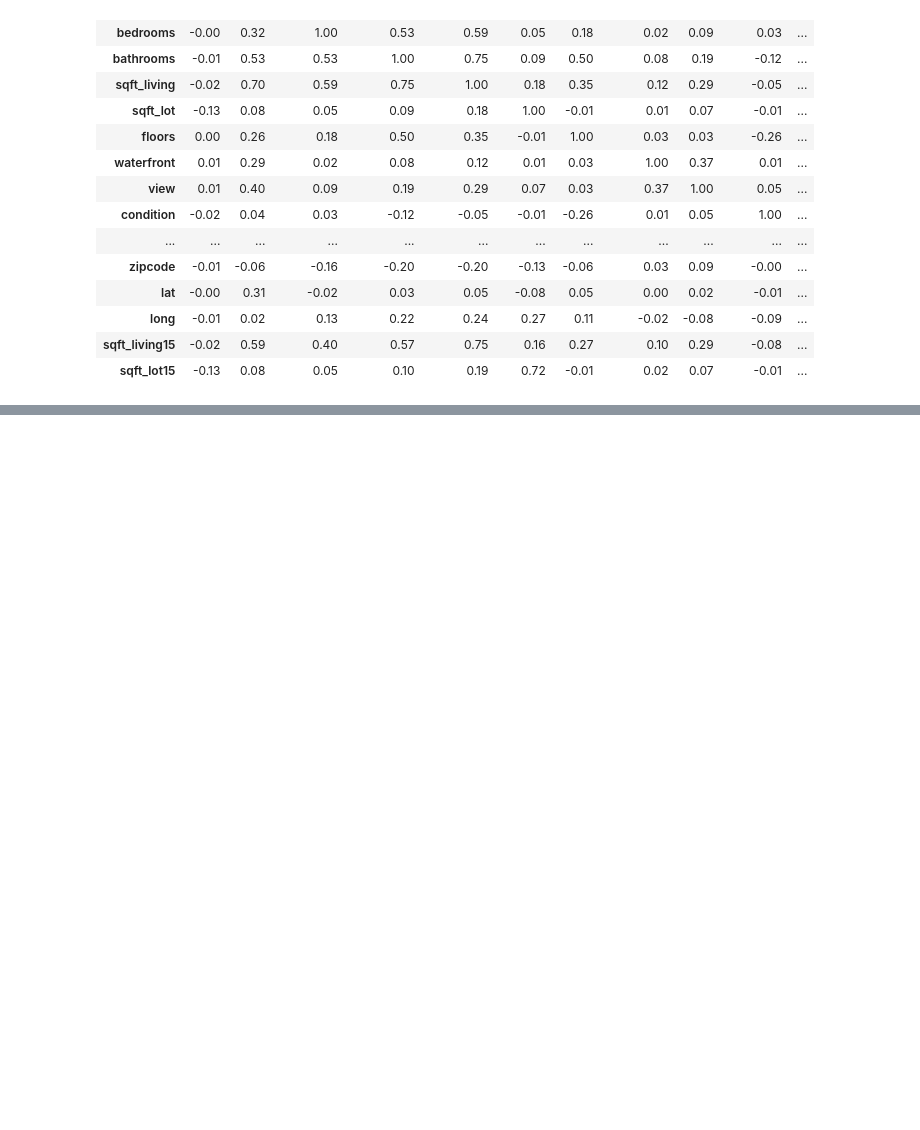
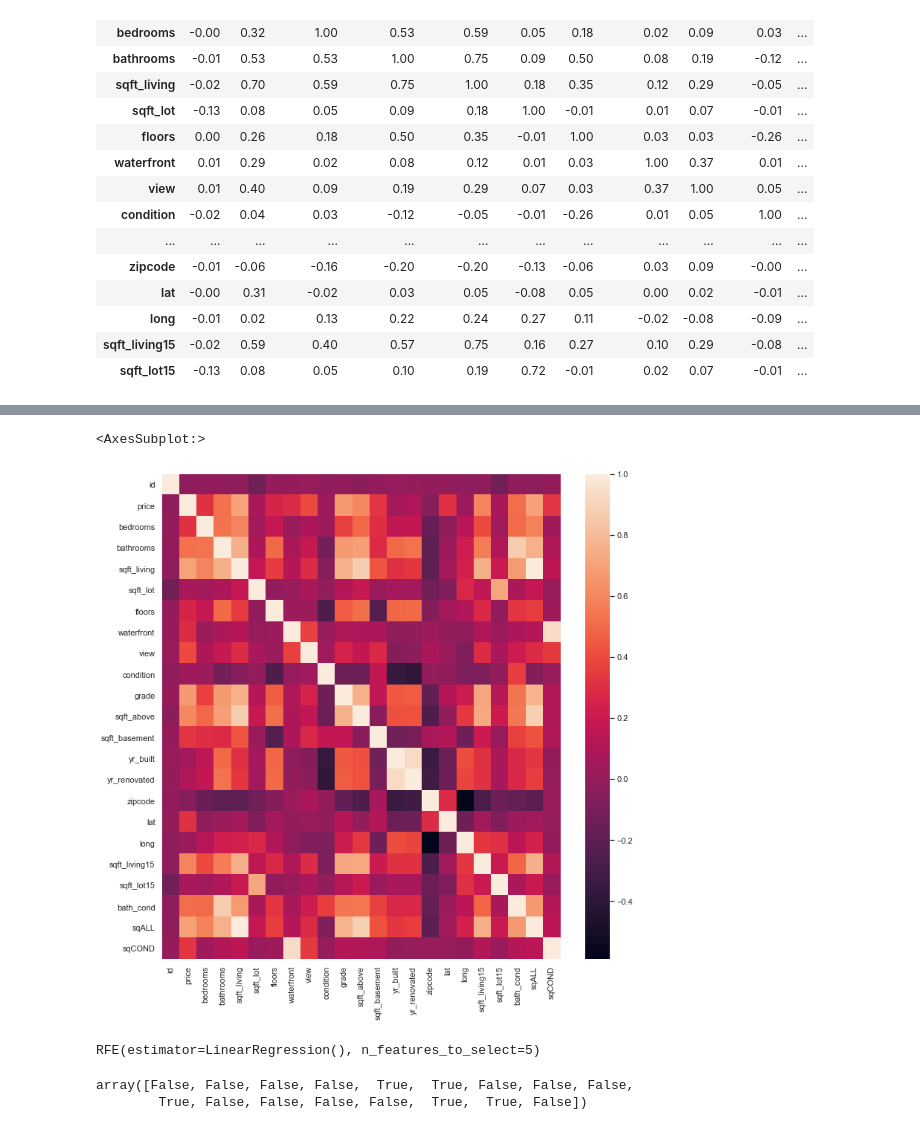
Before and after one commit to learn-co-curriculum/dsc-phase-2-project, a Jupyter notebook: student.ipynb, the cells around one changed output, grey strips where cells are left out. Cells and saved outputs as stored; diff of their text form; code cells hidden in the pictures; blank space fills up the shorter version.

```diff
--- a/student.ipynb
+++ b/student.ipynb
@@ -463,0 +471,11 @@ Name: price, dtype: float64
+# %%
+#assume NAN basement to be 0 sqft
+df_clean_city["sqft_basement"]=df_clean_city["sqft_basement"].fillna(0)
+# %%
+sns.set(rc={'figure.figsize':(12, 12)})
+sns.heatmap(df_clean_city.corr())
+
+#definetly some multi colinearlity going on here so we will need to explore this fact more later
+# %% [output]
+<AxesSubplot:>
+[figure, added]
@@ -463,0 +488,9 @@ Name: price, dtype: float64
+# %%
+select.fit(X=df_scaled_initial, y=df_clean_city['price'])
+# %% [output]
+RFE(estimator=LinearRegression(), n_features_to_select=5)
+# %%
+select.support_
+# %% [output]
+array([False, False, False, False,  True,  True, False, False, False,
+        True, False, False, False, False,  True,  True, False])
```
Also changed, not shown: parts of 56 cells of this notebook.
